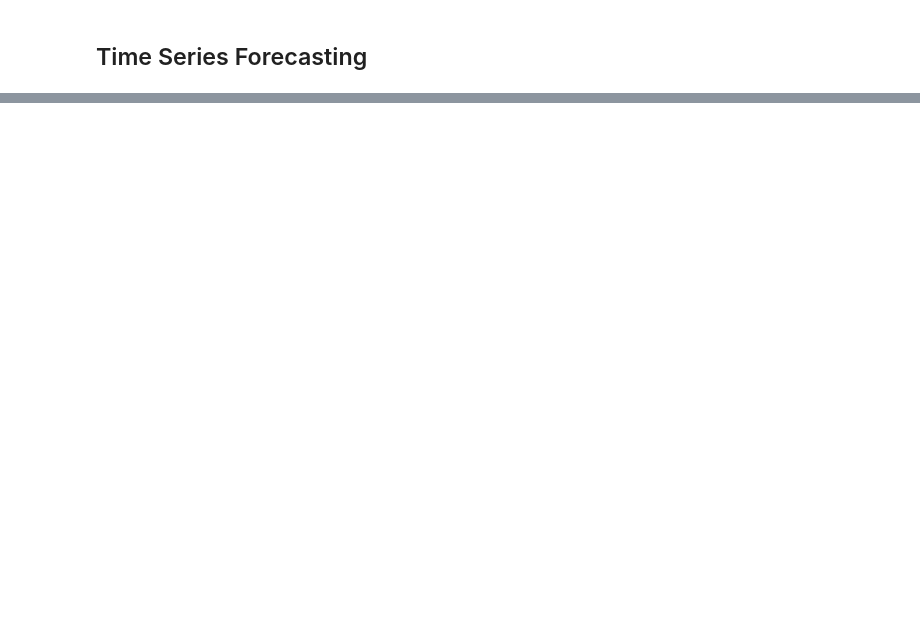
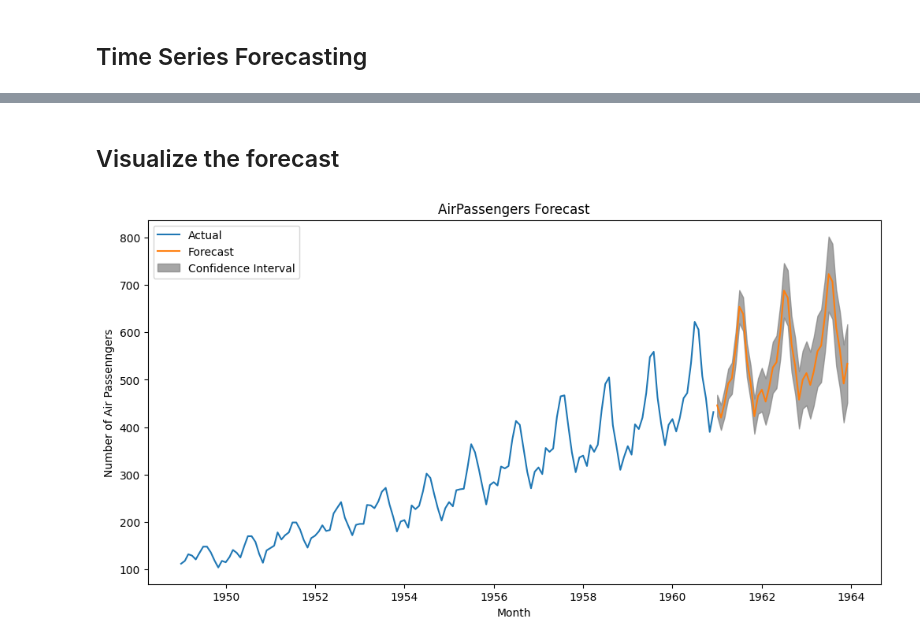
Before and after one commit to Tejal221293/Clustering, a Jupyter notebook: Time_Series_Analysis.ipynb, the cells around one changed output, grey strips where cells are left out. Saved outputs shown, nothing was run; the diff lists cells and outputs as text; code cells hidden in the pictures; blank space fills up the shorter version.

```diff
--- a/Time_Series_Analysis.ipynb
+++ b/Time_Series_Analysis.ipynb
@@ -231,0 +334,3 @@ ModuleNotFoundError: No module named 'pmdarima'
+# %%
+df_forecast.columns = ["Forecast"]
+df_forecast
@@ -231,0 +355,2 @@ ModuleNotFoundError: No module named 'pmdarima'
+# %%
+df_forecast[["Lower", "Upper"]] = conf
@@ -231,0 +377,3 @@ ModuleNotFoundError: No module named 'pmdarima'
+# %%
+df_forecast = df_forecast.round(0).astype(int)
+df_forecast
@@ -231,0 +398,2 @@ ModuleNotFoundError: No module named 'pmdarima'
+# %%
+df_forecast.index.name = "Month"
@@ -231,0 +440,16 @@ ModuleNotFoundError: No module named 'pmdarima'
+# %% [markdown]
+## Visualize the forecast
+# %%
+plt.figure(figsize=(12, 6))
+plt.plot(df["Passengers"], label="Actual")
+plt.plot(df_forecast["Forecast"], label="Forecast")
+plt.fill_between(df_forecast.index, df_forecast["Lower"],
+                 df_forecast["Upper"], color="gray", alpha=0.7,
+                 label = "Confidence Interval")
+plt.xlabel("Month")
+plt.ylabel("Number of Air Passenngers")
+plt.title("AirPassengers Forecast")
+plt.legend()
+plt.show()
+# %% [output]
+[figure, added]
```
Also changed, not shown: parts of 19 cells of this notebook.
